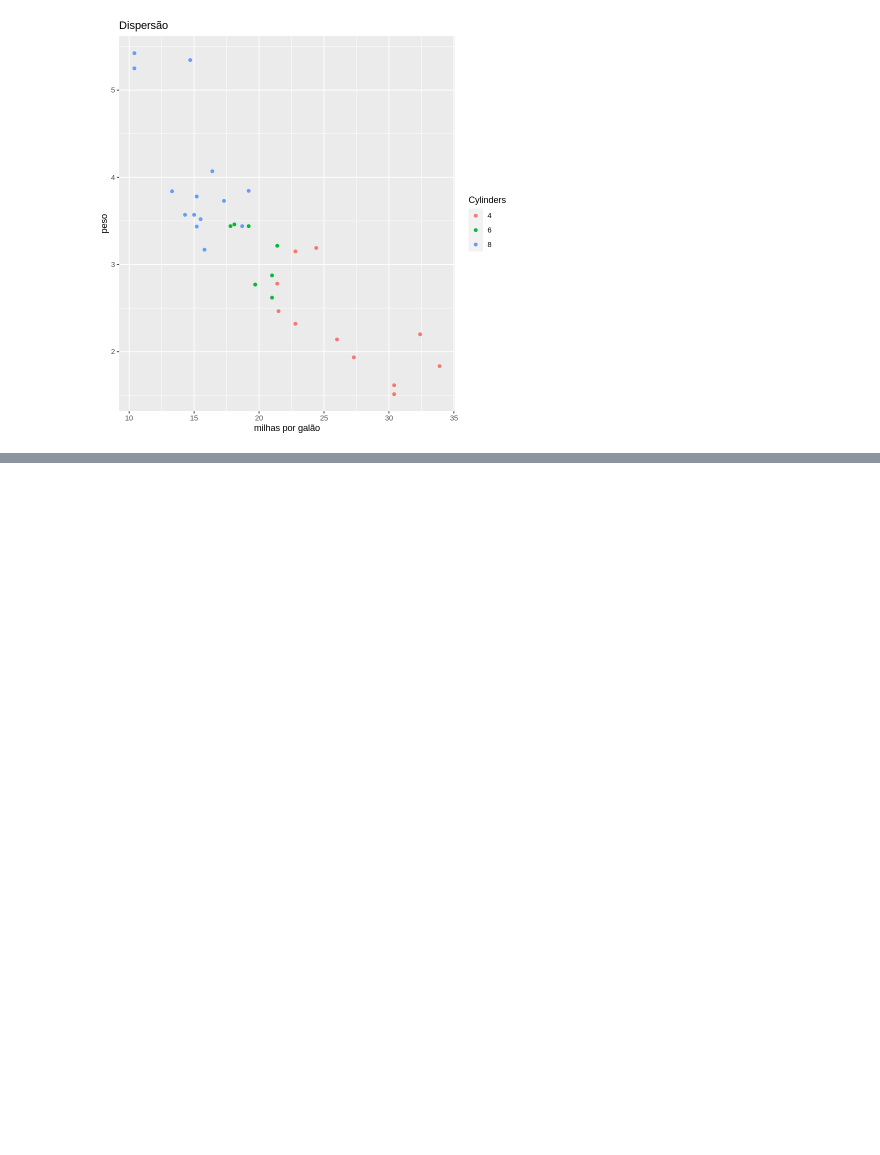
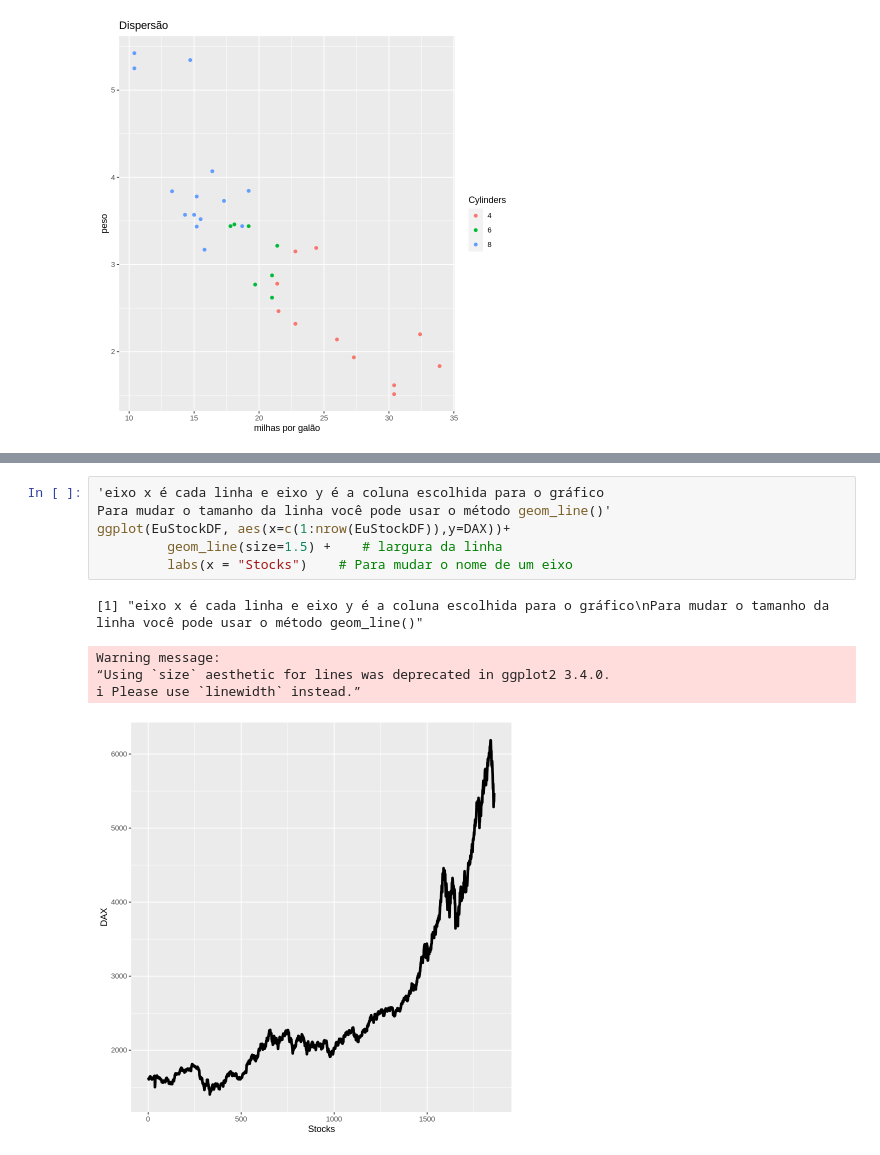
Before and after one commit to joaovictoramaralgoncalves/Projetos_de_aprendizado, a Jupyter notebook: Modulo_2_Basic_Visualization_Tools_Continued.ipynb, the cells around one changed output, grey strips where cells are left out. Drawn from its saved outputs; the diff is of its cells as text; blank space fills up the shorter version.

```diff
--- a/Modulo_2_Basic_Visualization_Tools_Continued.ipynb
+++ b/Modulo_2_Basic_Visualization_Tools_Continued.ipynb
@@ -77,0 +101,12 @@ ggplot(mtcars, aes(x=mpg,y=wt,color=cylFactor)) +
+# %%
+'eixo x é cada linha e eixo y é a coluna escolhida para o gráfico
+Para mudar o tamanho da linha você pode usar o método geom_line()'
+ggplot(EuStockDF, aes(x=c(1:nrow(EuStockDF)),y=DAX))+
+         geom_line(size=1.5) +    # largura da linha
+         labs(x = "Stocks")    # Para mudar o nome de um eixo
+# %% [output]
+[1] "eixo x é cada linha e eixo y é a coluna escolhida para o gráfico\nPara mudar o tamanho da linha você pode usar o método geom_line()"
+Warning message:
+“Using `size` aesthetic for lines was deprecated in ggplot2 3.4.0.
+ℹ Please use `linewidth` instead.”
+[figure, added]
```
Also changed, not shown: parts of 18 cells of this notebook.
